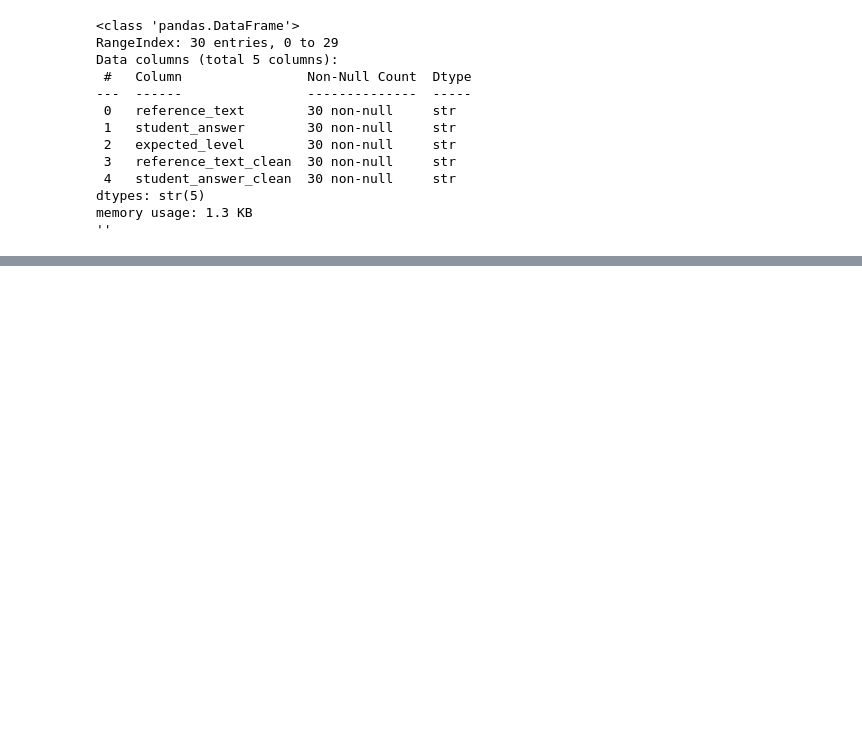
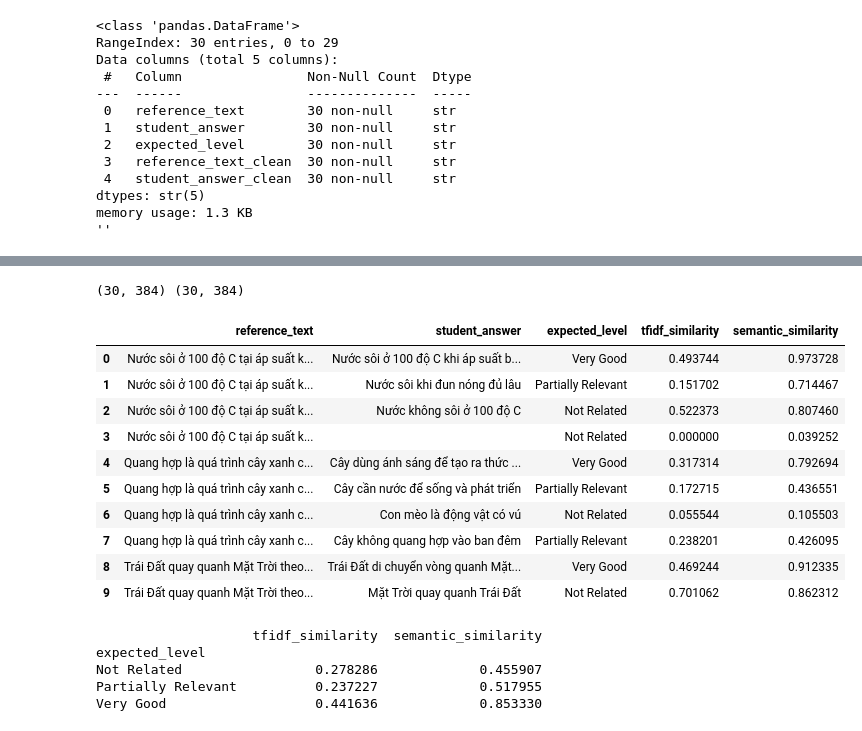
Before and after one commit to toloannguyen/QUIZ_PLATFORM, a Jupyter notebook: ai-service/scratchpad.ipynb, the cells around one changed output, grey strips where cells are left out. Drawn from its saved outputs; the diff is of its cells as text; code cells hidden in the pictures; blank space fills up the shorter version.

```diff
--- a/ai-service/scratchpad.ipynb
+++ b/ai-service/scratchpad.ipynb
@@ -600,0 +976,7 @@ memory usage: 1.3 KB
+# %%
+ref_embeddings = model.encode(df['reference_text_clean'].tolist())
+student_embeddings = model.encode(df['student_answer_clean'].tolist())
+
+print(ref_embeddings.shape, student_embeddings.shape)
+# %% [output]
+(30, 384) (30, 384)
@@ -600,0 +994,23 @@ memory usage: 1.3 KB
+# %%
+df[['reference_text', 'student_answer', 'expected_level', 'tfidf_similarity', 'semantic_similarity']].head(10)
+# %% [output]
+|  | reference_text | student_answer | expected_level | tfidf_similarity | semantic_similarity |
+| 0 | Nước sôi ở 100 độ C tại áp suất k... | Nước sôi ở 100 độ C khi áp suất b... | Very Good | 0.493744 | 0.973728 |
+| 1 | Nước sôi ở 100 độ C tại áp suất k... | Nước sôi khi đun nóng đủ lâu | Partially Relevant | 0.151702 | 0.714467 |
+| 2 | Nước sôi ở 100 độ C tại áp suất k... | Nước không sôi ở 100 độ C | Not Related | 0.522373 | 0.807460 |
+| 3 | Nước sôi ở 100 độ C tại áp suất k... |  | Not Related | 0.000000 | 0.039252 |
+| 4 | Quang hợp là quá trình cây xanh c... | Cây dùng ánh sáng để tạo ra thức ... | Very Good | 0.317314 | 0.792694 |
+| 5 | Quang hợp là quá trình cây xanh c... | Cây cần nước để sống và phát triển | Partially Relevant | 0.172715 | 0.436551 |
+| 6 | Quang hợp là quá trình cây xanh c... | Con mèo là động vật có vú | Not Related | 0.055544 | 0.105503 |
+| 7 | Quang hợp là quá trình cây xanh c... | Cây không quang hợp vào ban đêm | Partially Relevant | 0.238201 | 0.426095 |
+| 8 | Trái Đất quay quanh Mặt Trời theo... | Trái Đất di chuyển vòng quanh Mặt... | Very Good | 0.469244 | 0.912335 |
+| 9 | Trái Đất quay quanh Mặt Trời theo... | Mặt Trời quay quanh Trái Đất | Not Related | 0.701062 | 0.862312 |
+# %%
+comparison = df.groupby('expected_level')[['tfidf_similarity', 'semantic_similarity']].mean()
+print(comparison)
+# %% [output]
+                    tfidf_similarity  semantic_similarity
+expected_level
+Not Related                 0.278286             0.455907
+Partially Relevant          0.237227             0.517955
+Very Good                   0.441636             0.853330
```
Also changed, not shown: parts of 156 cells of this notebook, 15 other files.
